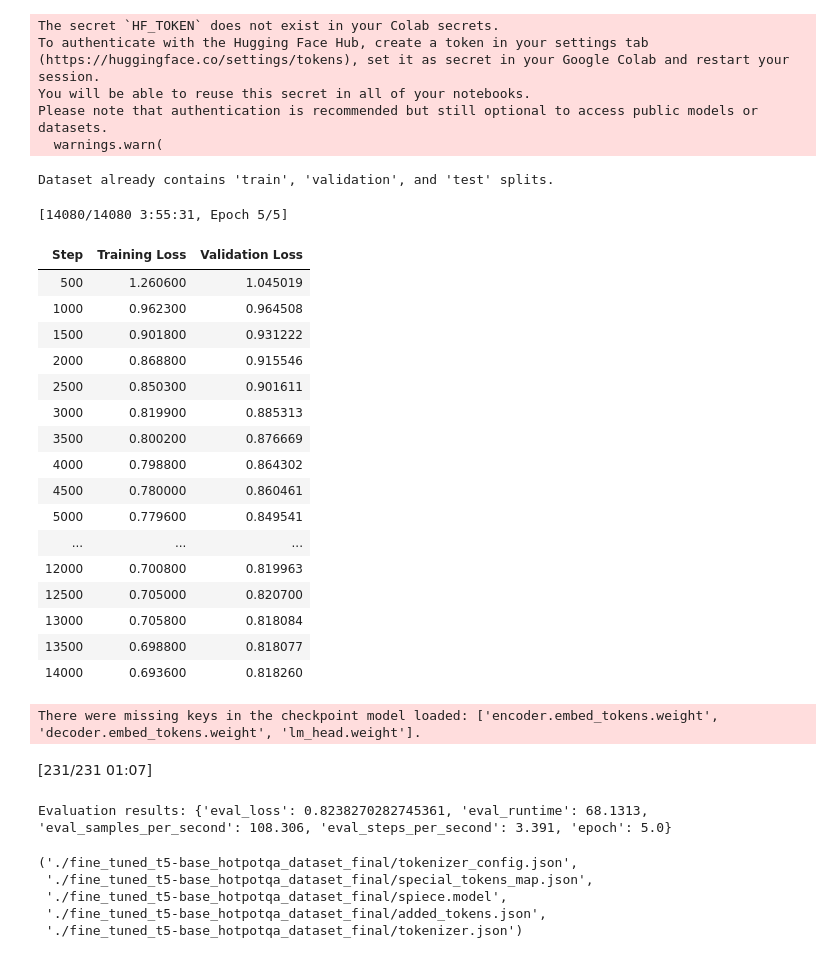
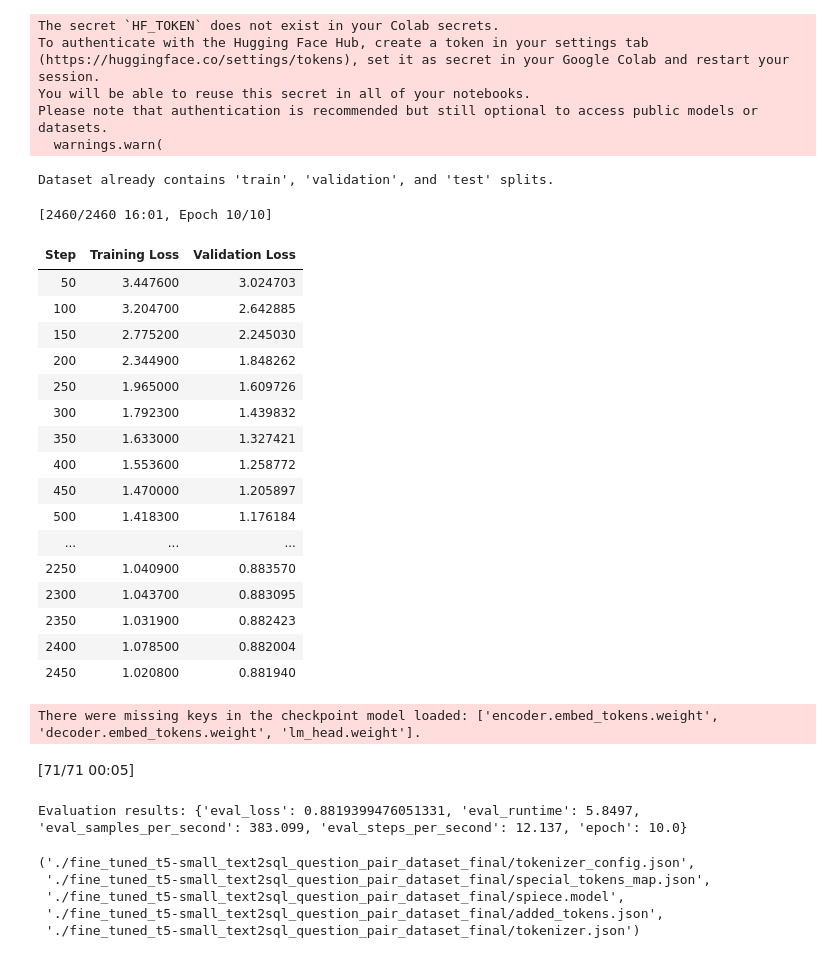
Before and after one commit to yoones-vaezi/GATech-CSE6040, a Jupyter notebook: text2sql_policy_SFT.ipynb, the cells around one changed output. Cells and saved outputs as stored; diff of their text form; code cells hidden in the pictures.

```diff
--- a/text2sql_policy_SFT.ipynb
+++ b/text2sql_policy_SFT.ipynb
@@ -448,54 +468,53 @@ def fine_tune_t5(dataset_path, output_dir="./fine_tuned_t5",model_name='t5_small
 # %%
 trainer, results = fine_tune_t5(
         data_set_name,
         output_dir=f"./fine_tuned_{t5_model_name}_{data_set_name}_seqTrainer",
         model_name = t5_model_name,
-        split_ratios=(0.8, 0.1, 0.1),
-        num_train_epochs=5,
+        num_train_epochs=10,
         use_cpu = False,
         learning_rate=3e-5,  # Override the default learning rate
         per_device_train_batch_size=32,
         per_device_eval_batch_size=32,
         compute_metrics=None,
-        logging_steps=500,  # Log training progress every 10 steps
-        eval_steps=500,  # Evaluate the model every 500 steps
-        save_steps=5000,
+        logging_steps=50,  # Log training progress every 10 steps
+        eval_steps=50,  # Evaluate the model every 500 steps
+        save_steps=50,
         # generation_max_length=128,  # Setting the max length for generation
         # generation_num_beams=4      # Optional: beam search setting for generation
     )
 # %% [output]
 Dataset already contains 'train', 'validation', and 'test' splits.
-[14080/14080 3:55:31, Epoch 5/5]
+[2460/2460 16:01, Epoch 10/10]
 | Step | Training Loss | Validation Loss |
-| 500 | 1.260600 | 1.045019 |
-| 1000 | 0.962300 | 0.964508 |
-| 1500 | 0.901800 | 0.931222 |
-| 2000 | 0.868800 | 0.915546 |
-| 2500 | 0.850300 | 0.901611 |
-| 3000 | 0.819900 | 0.885313 |
-| 3500 | 0.800200 | 0.876669 |
-| 4000 | 0.798800 | 0.864302 |
-| 4500 | 0.780000 | 0.860461 |
-| 5000 | 0.779600 | 0.849541 |
+| 50 | 3.447600 | 3.024703 |
+| 100 | 3.204700 | 2.642885 |
+| 150 | 2.775200 | 2.245030 |
+| 200 | 2.344900 | 1.848262 |
+| 250 | 1.965000 | 1.609726 |
+| 300 | 1.792300 | 1.439832 |
+| 350 | 1.633000 | 1.327421 |
+| 400 | 1.553600 | 1.258772 |
+| 450 | 1.470000 | 1.205897 |
+| 500 | 1.418300 | 1.176184 |
 | ... | ... | ... |
-| 12000 | 0.700800 | 0.819963 |
-| 12500 | 0.705000 | 0.820700 |
-| 13000 | 0.705800 | 0.818084 |
-| 13500 | 0.698800 | 0.818077 |
-| 14000 | 0.693600 | 0.818260 |
+| 2250 | 1.040900 | 0.883570 |
+| 2300 | 1.043700 | 0.883095 |
+| 2350 | 1.031900 | 0.882423 |
+| 2400 | 1.078500 | 0.882004 |
+| 2450 | 1.020800 | 0.881940 |
 There were missing keys in the checkpoint model loaded: ['encoder.embed_tokens.weight', 'decoder.embed_tokens.weight', 'lm_head.weight'].
-[231/231 01:07]
+[71/71 00:05]
-Evaluation results: {'eval_loss': 0.8238270282745361, 'eval_runtime': 68.1313, 'eval_samples_per_second': 108.306, 'eval_steps_per_second': 3.391, 'epoch': 5.0}
+Evaluation results: {'eval_loss': 0.8819399476051331, 'eval_runtime': 5.8497, 'eval_samples_per_second': 383.099, 'eval_steps_per_second': 12.137, 'epoch': 10.0}
 # %%
 saved_model_folder_final = f"./fine_tuned_{t5_model_name.replace('/','-')}_{data_set_name}_final"
 trainer.save_model(saved_model_folder_final)
 tokenizer.save_pretrained(saved_model_folder_final)
 # %% [output]
-('./fine_tuned_t5-base_hotpotqa_dataset_final/tokenizer_config.json',
- './fine_tuned_t5-base_hotpotqa_dataset_final/special_tokens_map.json',
- './fine_tuned_t5-base_hotpotqa_dataset_final/spiece.model',
- './fine_tuned_t5-base_hotpotqa_dataset_final/added_tokens.json',
- './fine_tuned_t5-base_hotpotqa_dataset_final/tokenizer.json')
+('./fine_tuned_t5-small_text2sql_question_pair_dataset_final/tokenizer_config.json',
+ './fine_tuned_t5-small_text2sql_question_pair_dataset_final/special_tokens_map.json',
+ './fine_tuned_t5-small_text2sql_question_pair_dataset_final/spiece.model',
+ './fine_tuned_t5-small_text2sql_question_pair_dataset_final/added_tokens.json',
+ './fine_tuned_t5-small_text2sql_question_pair_dataset_final/tokenizer.json')
 # %%
 trainer.save_state()
 # %%
```
Also changed, not shown: parts of 8 cells of this notebook.
